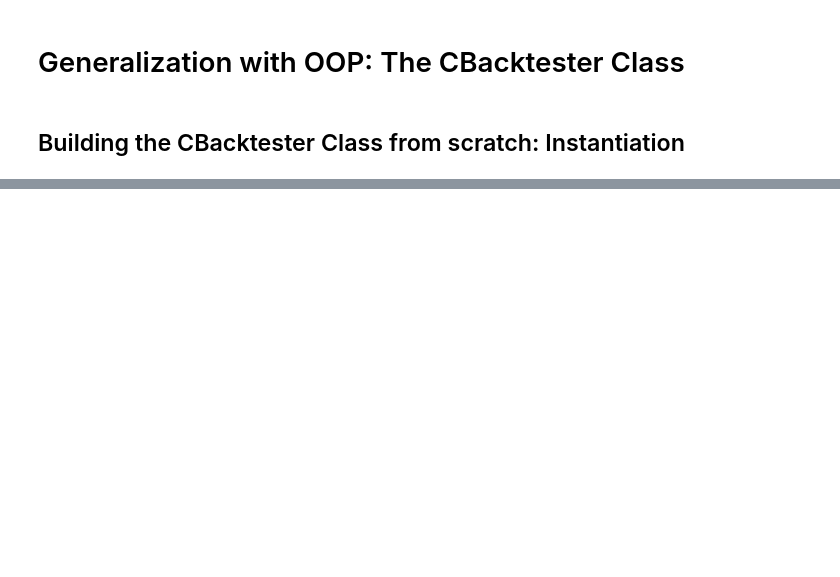
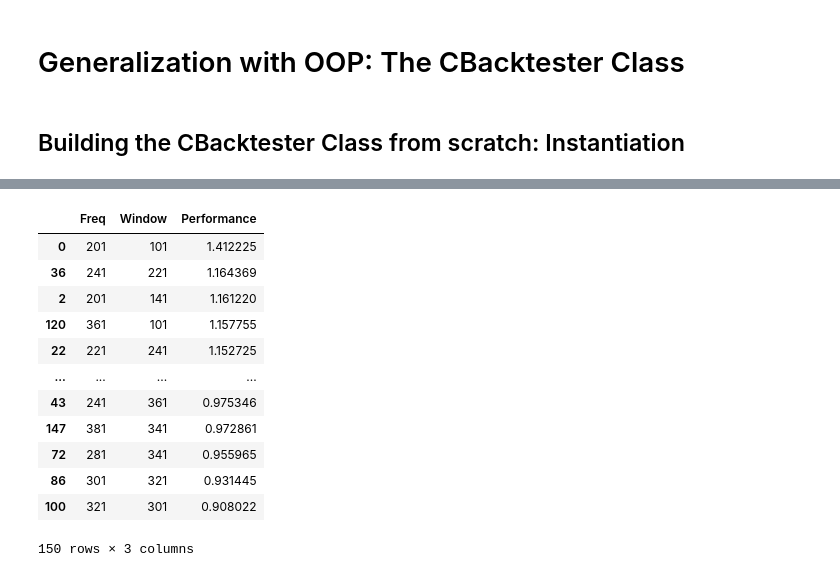
Before and after one commit to pianofreq/hagmann-perf-opt-course, a Jupyter notebook: PerfOptCourse/Section_1/CBacktester-RTM.ipynb, the cells around one changed output, grey strips where cells are left out. Drawn from its saved outputs; the diff is of its cells as text; code cells hidden in the pictures; blank space fills up the shorter version.

```diff
--- a/PerfOptCourse/Section_1/CBacktester-RTM.ipynb
+++ b/PerfOptCourse/Section_1/CBacktester-RTM.ipynb
@@ -120,0 +200,16 @@ CBacktester: symbol = EURUSD, start = 2018-01-01, end = 2019-12-30
+# %%
+tester.results_overview.sort_values(by='Performance', ascending=False)
+# %% [output]
+|  | Freq | Window | Performance |
+| 0 | 201 | 101 | 1.412225 |
+| 36 | 241 | 221 | 1.164369 |
+| 2 | 201 | 141 | 1.161220 |
+| 120 | 361 | 101 | 1.157755 |
+| 22 | 221 | 241 | 1.152725 |
+| ... | ... | ... | ... |
+| 43 | 241 | 361 | 0.975346 |
+| 147 | 381 | 341 | 0.972861 |
+| 72 | 281 | 341 | 0.955965 |
+| 86 | 301 | 321 | 0.931445 |
+| 100 | 321 | 301 | 0.908022 |
+150 rows × 3 columns
```
Also changed, not shown: parts of 5 cells of this notebook.
